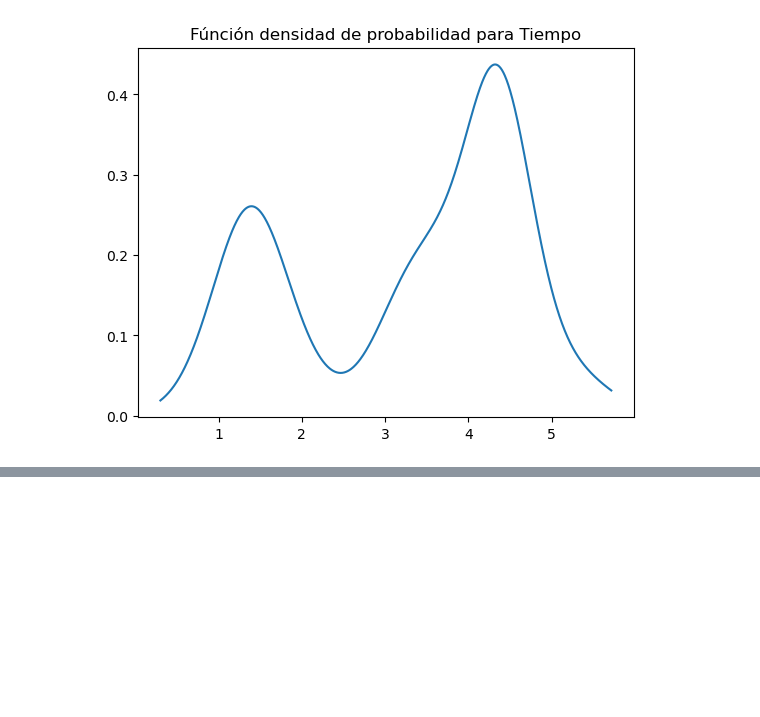
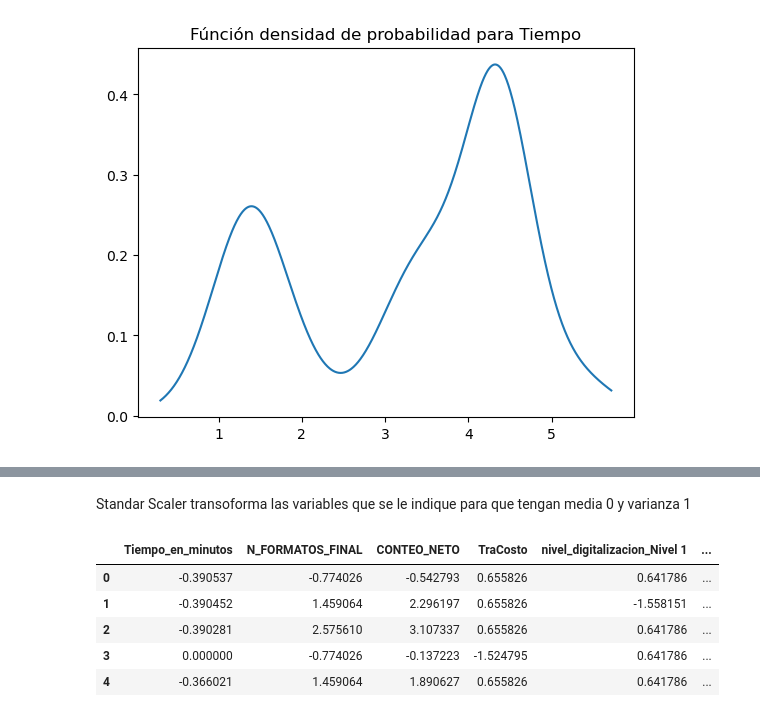
Before and after one commit to gonza98kg/Tramites-y-servicios, a Jupyter notebook: analysis.ipynb, the cells around one changed output, grey strips where cells are left out. Drawn from its saved outputs; the diff is of its cells as text; code cells hidden in the pictures; blank space fills up the shorter version.

Commit message:
feat: se realizó la estandarización de variables y se aplicó PCA

```diff
--- a/analysis.ipynb
+++ b/analysis.ipynb
@@ -533,0 +556,29 @@ NameError: name 'X' is not defined
+# %% [markdown]
+Standar Scaler transoforma las variables que se le indique para que tengan media 0 y varianza 1
+# %%
+columnas_base = [
+    'Tiempo_en_minutos',
+    'N_FORMATOS_FINAL',
+    'CONTEO_NETO',
+    'TraCosto'
+]
+
+columnas_dig = [col for col in df_exp1.columns if 'nivel_digitalizacion' in col]
+
+
+columnas_modelo = columnas_base + columnas_dig
+
+
+scaler = StandardScaler()
+datos_escalados = scaler.fit_transform(df_exp1[columnas_modelo])
+
+df_escalado = pd.DataFrame(datos_escalados, columns=columnas_modelo)
+
+df_escalado.head()
+# %% [output]
+|  | Tiempo_en_minutos | N_FORMATOS_FINAL | CONTEO_NETO | TraCosto | nivel_digitalizacion_Nivel 1 | ... |
+| 0 | -0.390537 | -0.774026 | -0.542793 | 0.655826 | 0.641786 | ... |
+| 1 | -0.390452 | 1.459064 | 2.296197 | 0.655826 | -1.558151 | ... |
+| 2 | -0.390281 | 2.575610 | 3.107337 | 0.655826 | 0.641786 | ... |
+| 3 | 0.000000 | -0.774026 | -0.137223 | -1.524795 | 0.641786 | ... |
+| 4 | -0.366021 | 1.459064 | 1.890627 | 0.655826 | 0.641786 | ... |
```
Also changed, not shown: parts of 3 cells of this notebook.
